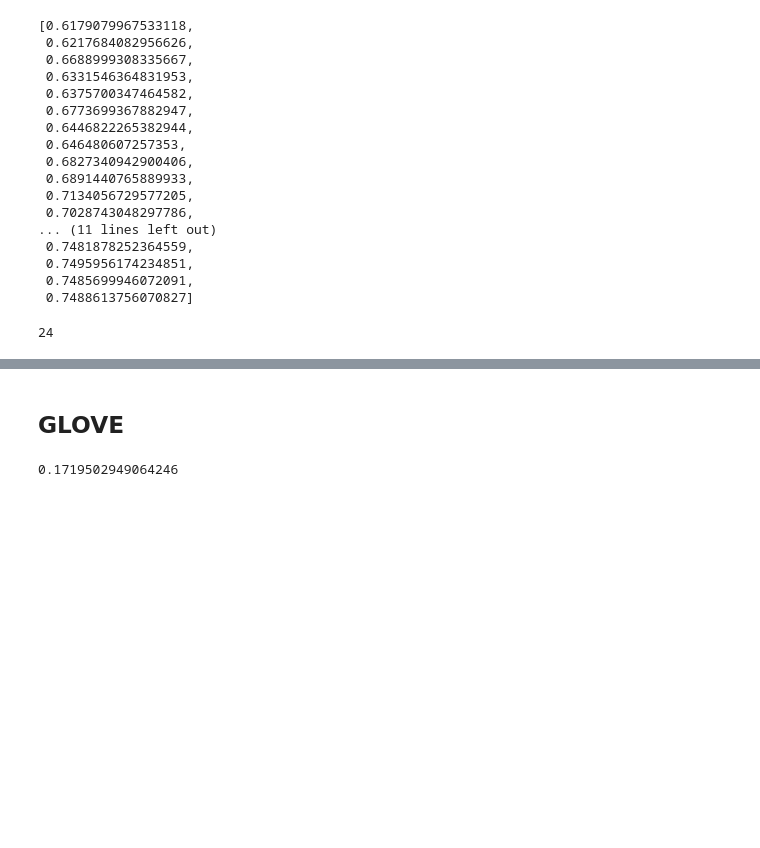
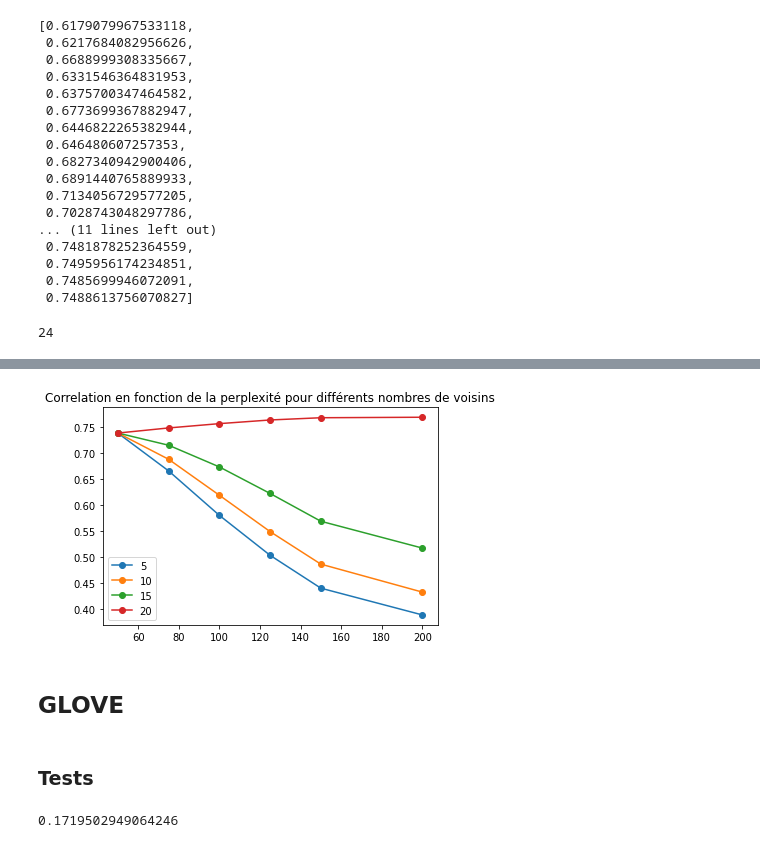
Before and after one commit to dmkant/projet-statistique-2022, a Jupyter notebook: reduction_dim/moyenne/comparaison.ipynb, the cells around one changed output, grey strips where cells are left out. Saved outputs shown, nothing was run; the diff lists cells and outputs as text; code cells hidden in the pictures; blank space fills up the shorter version.

```diff
--- a/reduction_dim/moyenne/comparaison.ipynb
+++ b/reduction_dim/moyenne/comparaison.ipynb
@@ -95,3 +143,30 @@ correlation_proche.index(max(correlation_proche))
+# %%
+#Etude de la perplexité et du nb de voisins
+x = np.array([50,75,100,125,150,200])
+correlation=[]
+correlation1=[]
+correlation2=[]
+correlation3=[]
+for i in range(len(mod_tsne)):
+    c=correlation_neighboor(initial_distance=initial_distance,new_distance=mod_tsne[i],k=5)
+    c1=correlation_neighboor(initial_distance=initial_distance,new_distance=mod_tsne[i],k=10)
+    c2=correlation_neighboor(initial_distance=initial_distance,new_distance=mod_tsne[i],k=15)
+    c3=correlation_neighboor(initial_distance=initial_distance,new_distance=mod_tsne[i],k=20)
+    correlation.append(c)
+    correlation1.append(c1)
+    correlation2.append(c2)
+    correlation3.append(c3)
+
+plt.plot(x, correlation, "o-",label="5")
+plt.plot(x, correlation1, "o-",label="10")
+plt.plot(x, correlation2,"o-", label= "15")
+plt.plot(x, correlation3,"o-",label="20")
+plt.legend()
+plt.title("Correlation en fonction de la perplexité pour différents nombres de voisins")
+
+plt.show()
+# %% [output]
+[figure, added]
 # %% [markdown]
 ## GLOVE
 # %%
@@ -108,6 +183,8 @@ X = data.values
 # Centrage et Réduction
 std_scale = preprocessing.StandardScaler().fit(X)
 X_scaled = std_scale.transform(X)
+# %% [markdown]
+### Tests
 # %%
 mod_tsne_glove=[]
 for index, p in enumerate([10, 25, 75]):
```
Also changed, not shown: parts of 18 cells of this notebook.
